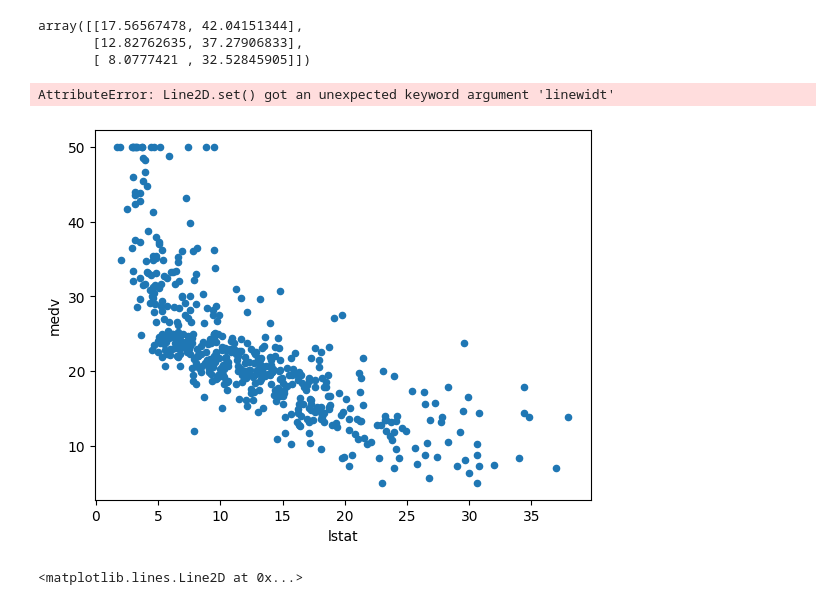
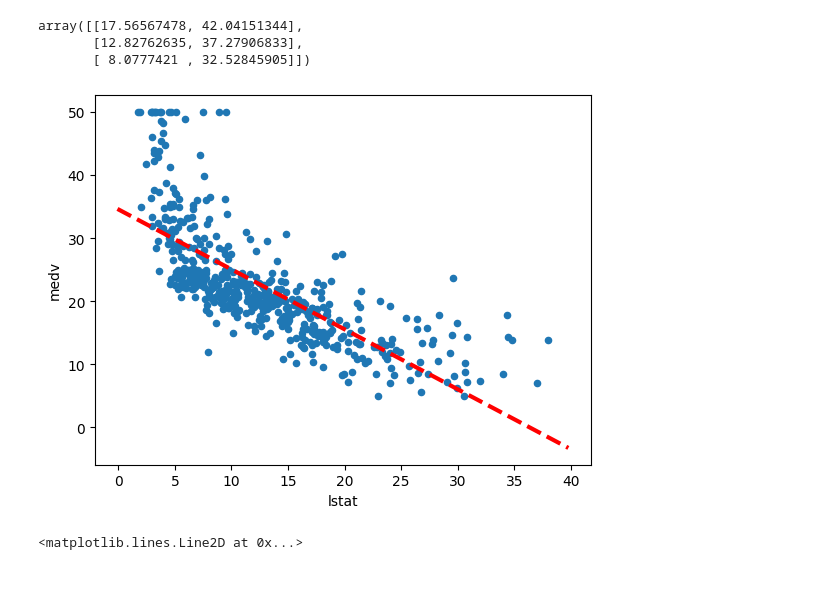
Before and after one commit to neilpaulmartin/isl, a Jupyter notebook: ch3.ipynb, the cells around one changed output. Cells and saved outputs as stored; diff of their text form; code cells hidden in the pictures.

```diff
--- a/ch3.ipynb
+++ b/ch3.ipynb
@@ -217,13 +219,12 @@ def abline(ax, b, m, *args, **kwargs):
 # %%
 ax = Boston.plot.scatter('lstat', 'medv')
 abline(ax,
        results.params[0],
        results.params[1],
        'r--',
-       linewidt=3)
+       linewidth=3)
 # %% [output]
-AttributeError: Line2D.set() got an unexpected keyword argument 'linewidt'
-[figure, old version]
+[figure, new version]
 # %%
 ax = subplots(figsize=(8, 8))[1]
 ax.scatter(results.fittedvalues, results.resid)
```
Also changed, not shown: parts of 18 cells of this notebook, 2 other files.
